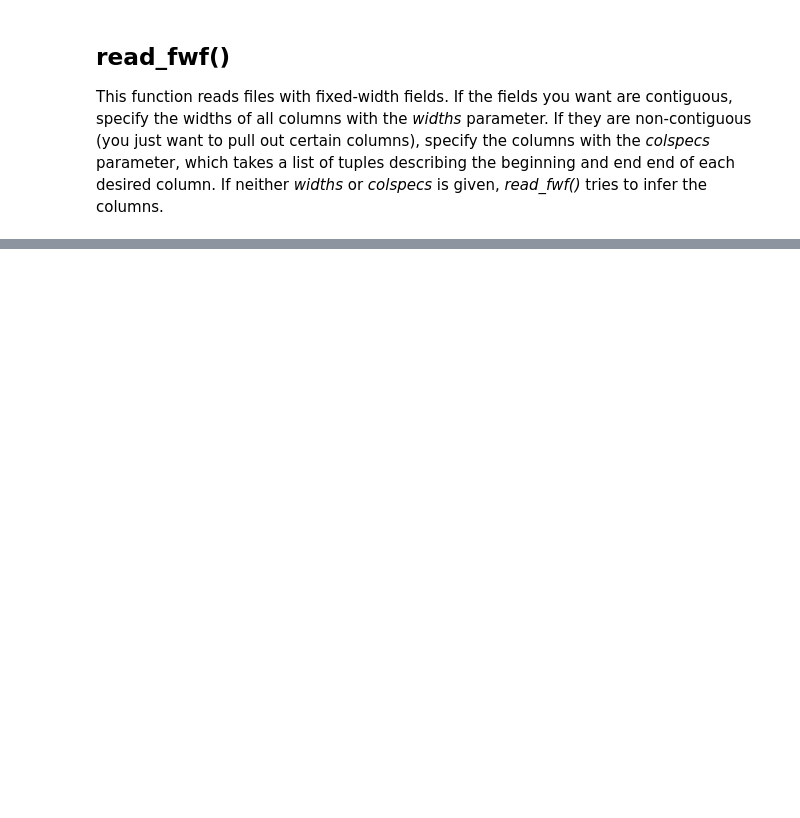
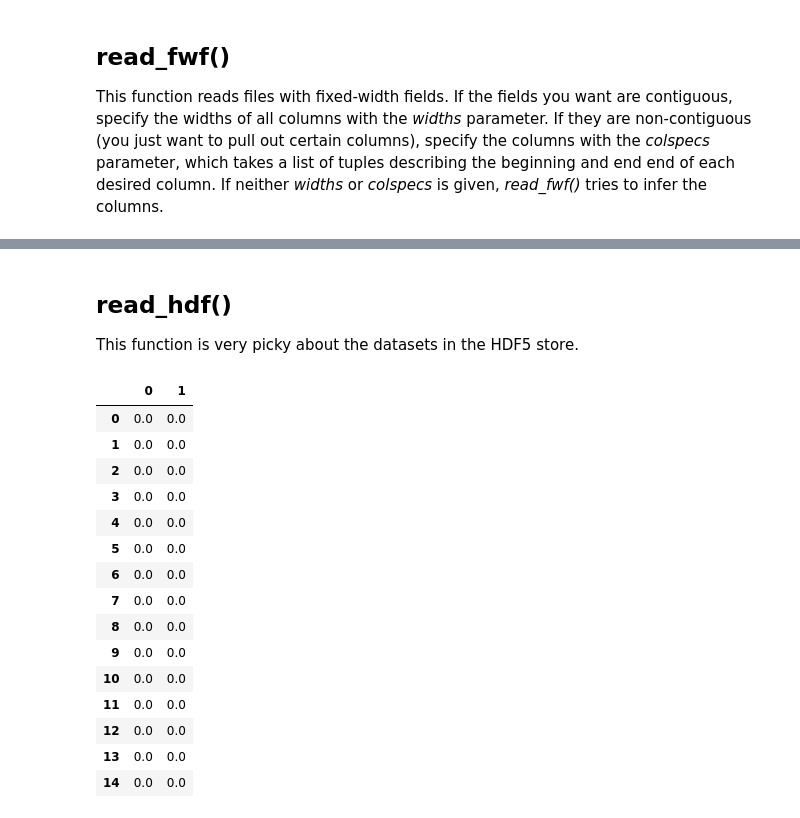
Before and after one commit to tarment10/scientists_class_bettis, a Jupyter notebook: NOTEBOOKS/Pandas_Input_Demo.ipynb, the cells around one changed output, grey strips where cells are left out. Cells and saved outputs as stored; diff of their text form; code cells hidden in the pictures; blank space fills up the shorter version.

```diff
--- a/NOTEBOOKS/Pandas_Input_Demo.ipynb
+++ b/NOTEBOOKS/Pandas_Input_Demo.ipynb
@@ -176,0 +243,34 @@ ax.set_ylabel('Median Age')
+# %% [markdown]
+## read_hdf()
+This function is very picky about the datasets in the HDF5 store.
+# %%
+import h5py
+
+H5_FILE = '../DATA/h5/hdf5_test.h5'
+
+hfile = h5py.File(H5_FILE)
+
+dset = hfile['/Animals/wombat']
+
+df = pd.DataFrame(dset.value)
+
+hfile.close()
+
+df
+# %% [output]
+|  | 0 | 1 |
+| 0 | 0.0 | 0.0 |
+| 1 | 0.0 | 0.0 |
+| 2 | 0.0 | 0.0 |
+| 3 | 0.0 | 0.0 |
+| 4 | 0.0 | 0.0 |
+| 5 | 0.0 | 0.0 |
+| 6 | 0.0 | 0.0 |
+| 7 | 0.0 | 0.0 |
+| 8 | 0.0 | 0.0 |
+| 9 | 0.0 | 0.0 |
+| 10 | 0.0 | 0.0 |
+| 11 | 0.0 | 0.0 |
+| 12 | 0.0 | 0.0 |
+| 13 | 0.0 | 0.0 |
+| 14 | 0.0 | 0.0 |
```
Also changed, not shown: parts of 14 cells of this notebook, 14 other files.
